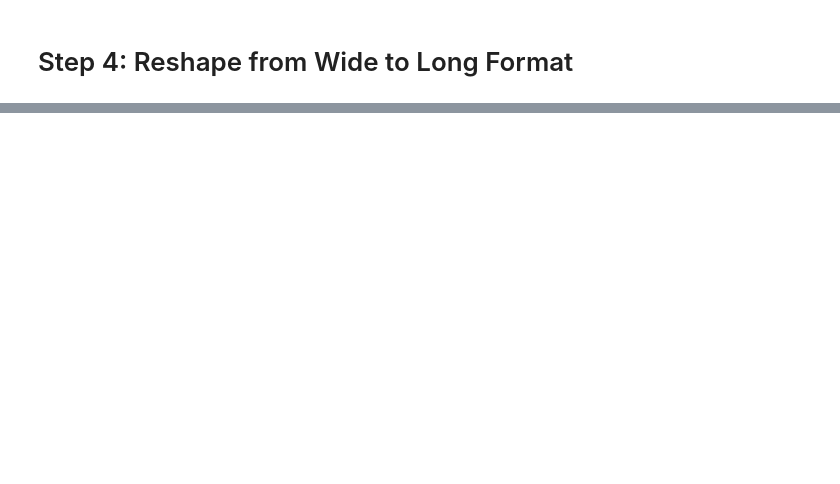
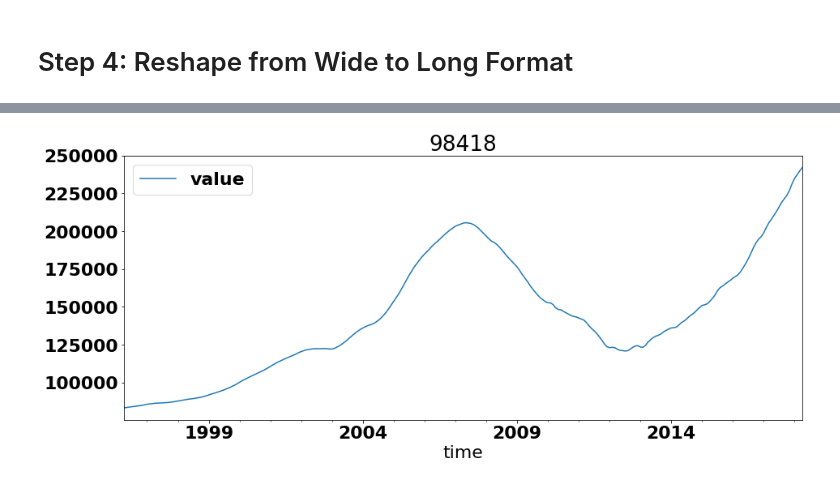
Before and after one commit to andymdc31/time_series_project, a Jupyter notebook: dsc-mod-4-project-online-ds-ft-081219/mod_4_starter_notebook.ipynb, the cells around one changed output, grey strips where cells are left out. Cells and saved outputs as stored; diff of their text form; code cells hidden in the pictures; blank space fills up the shorter version.

```diff
--- a/dsc-mod-4-project-online-ds-ft-081219/mod_4_starter_notebook.ipynb
+++ b/dsc-mod-4-project-online-ds-ft-081219/mod_4_starter_notebook.ipynb
@@ -562,0 +236,4 @@ The Mean Squared Error of our forecasts is 21229132.54
+# %%
+seattle_model_ts = get_df_to_model(seattle_df, seattle_largest_return)
+# %% [output]
+[figure, added]
```
Also changed, not shown: parts of 82 cells of this notebook.
